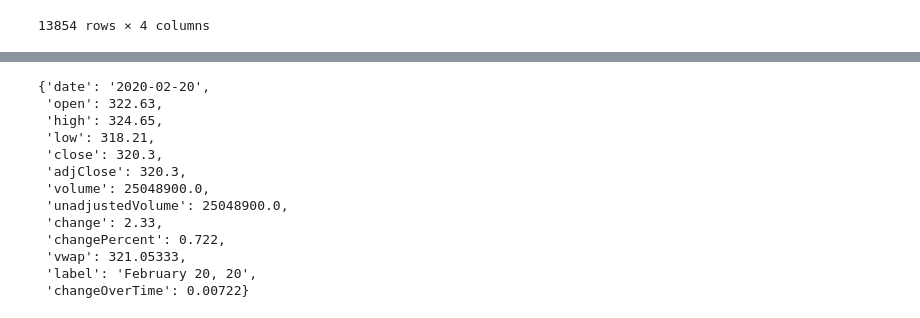
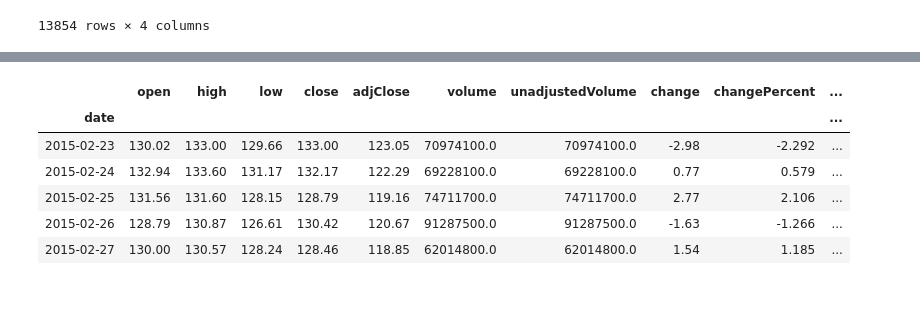
Before and after one commit to ajmal017/Stock-2, a Jupyter notebook: Untitled.ipynb, the cells around one changed output, grey strips where cells are left out. Drawn from its saved outputs; the diff is of its cells as text; code cells hidden in the pictures.

Commit message:
endpoint with price history finished, redux store, reducer and action done, pending linechart

```diff
--- a/Untitled.ipynb
+++ b/Untitled.ipynb
@@ -71,4 +71,4 @@ df[df['exchange'].isin(exchanges)].to_json('./stocksList.json',orient='records')
 | 13853 | ARMR | Armor US Equity Index ETF | 20.3900 | NYSEArca |
 13854 rows × 4 columns
 # %%
-data = requests.get('https://financialmodelingprep.com/api/v3/historical-price-full/AAPL')
+AAPL = requests.get('https://financialmodelingprep.com/api/v3/historical-price-full/AAPL')
@@ -136,16 +74,0 @@ index
-# %%
-pd.DataFrame(data).tail(1).to_dict(orient='records')[0]
-# %% [output]
-{'date': '2020-02-20',
- 'open': 322.63,
- 'high': 324.65,
- 'low': 318.21,
- 'close': 320.3,
- 'adjClose': 320.3,
- 'volume': 25048900.0,
- 'unadjustedVolume': 25048900.0,
- 'change': 2.33,
- 'changePercent': 0.722,
- 'vwap': 321.05333,
- 'label': 'February 20, 20',
- 'changeOverTime': 0.00722}
@@ -163,0 +77,12 @@ pd.DataFrame(data).tail(1).to_dict(orient='records')[0]
+# %%
+df1 = pd.DataFrame(AAPL.json()['historical']).set_index('date')
+# %%
+df1.head()
+# %% [output]
+|  | open | high | low | close | adjClose | volume | unadjustedVolume | change | changePercent | ... |
+| date |  |  |  |  |  |  |  |  |  | ... |
+| 2015-02-23 | 130.02 | 133.00 | 129.66 | 133.00 | 123.05 | 70974100.0 | 70974100.0 | -2.98 | -2.292 | ... |
+| 2015-02-24 | 132.94 | 133.60 | 131.17 | 132.17 | 122.29 | 69228100.0 | 69228100.0 | 0.77 | 0.579 | ... |
+| 2015-02-25 | 131.56 | 131.60 | 128.15 | 128.79 | 119.16 | 74711700.0 | 74711700.0 | 2.77 | 2.106 | ... |
+| 2015-02-26 | 128.79 | 130.87 | 126.61 | 130.42 | 120.67 | 91287500.0 | 91287500.0 | -1.63 | -1.266 | ... |
+| 2015-02-27 | 130.00 | 130.57 | 128.24 | 128.46 | 118.85 | 62014800.0 | 62014800.0 | 1.54 | 1.185 | ... |
```
Also changed, not shown: parts of 26 cells of this notebook, 6 other files.
